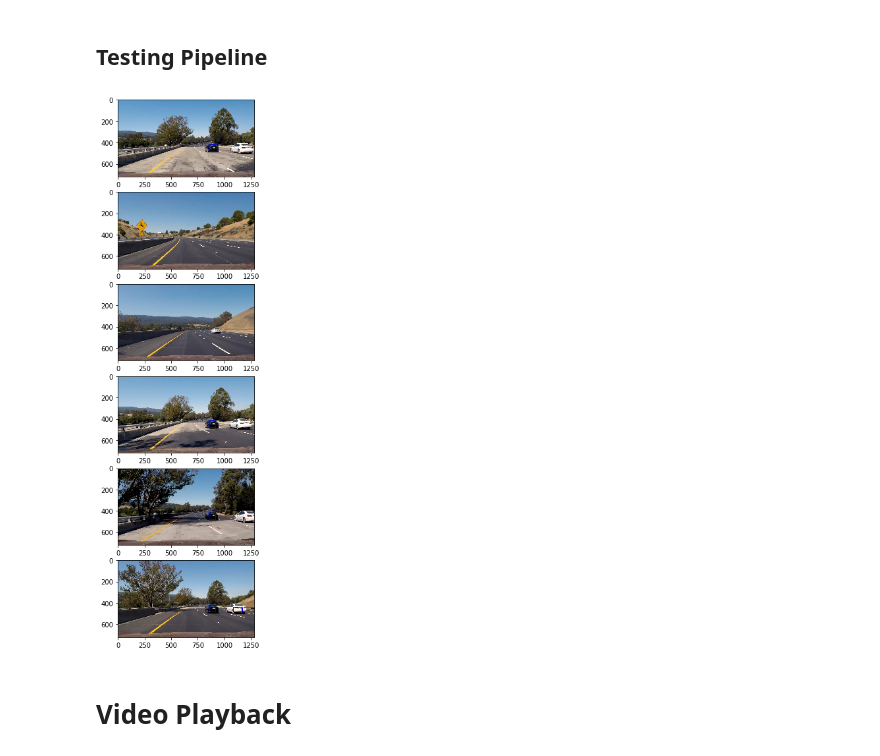
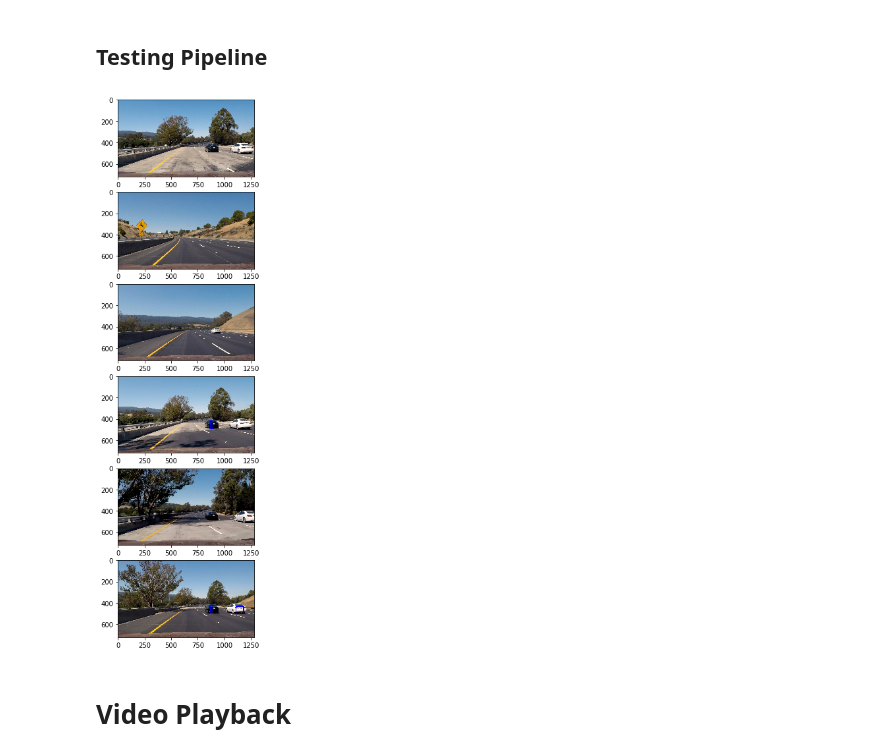
Before and after one commit to DevJoseWeb/CarND-Vehicle-Detection, a Jupyter notebook: P5.ipynb, the cells around one changed output. Saved outputs shown, nothing was run; the diff lists cells and outputs as text; code cells hidden in the pictures.

```diff
--- a/P5.ipynb
+++ b/P5.ipynb
@@ -693,24 +754,33 @@ def pipeline(image):
 # %%
 # for fname in test_images:
 #     ystart = 400
 #     ystop = 700
 #     scale = 2.5
 
 #     image = cv2.imread(fname)
 #     image = cv2.cvtColor(image, cv2.COLOR_BGR2RGB)
 #     pipelined_window = pipeline(image)
 #     fig, axis = plt.subplots(1, 1, figsize=(10, 10))
 #     axis.imshow(pipelined_window)
 
-# test_img = cv2.imread(test_images[4])
 fig, axis = plt.subplots(6, 1, figsize=(15, 15))
 axis = axis.ravel()
 for i, fname in enumerate(test_images):
     single_test_image = mpimg.imread(fname)
-    single_test_out_image = pipeline(single_test_image)
+    single_test_out_image = pipeline2(single_test_image)
     axis[i].imshow(single_test_out_image)
+
+# fig, axis = plt.subplots(1, 2, figsize=(15, 15))
+# axis = axis.ravel()
+# test_image1 = mpimg.imread(test_images[1])
+# test_image1_out = pipeline(test_image1)
+# axis[0].imshow(test_image1_out)
+
+# test_image2 = mpimg.imread(test_images[2])
+# test_image2_out = pipeline(test_image2)
+# axis[1].imshow(test_image2_out)
 # %% [output]
-[figure, old version]
+[figure, new version]
 # %% [markdown]
 # Video Playback
 # %% [markdown]
```
Also changed, not shown: parts of 10 cells of this notebook, 2 other files.
